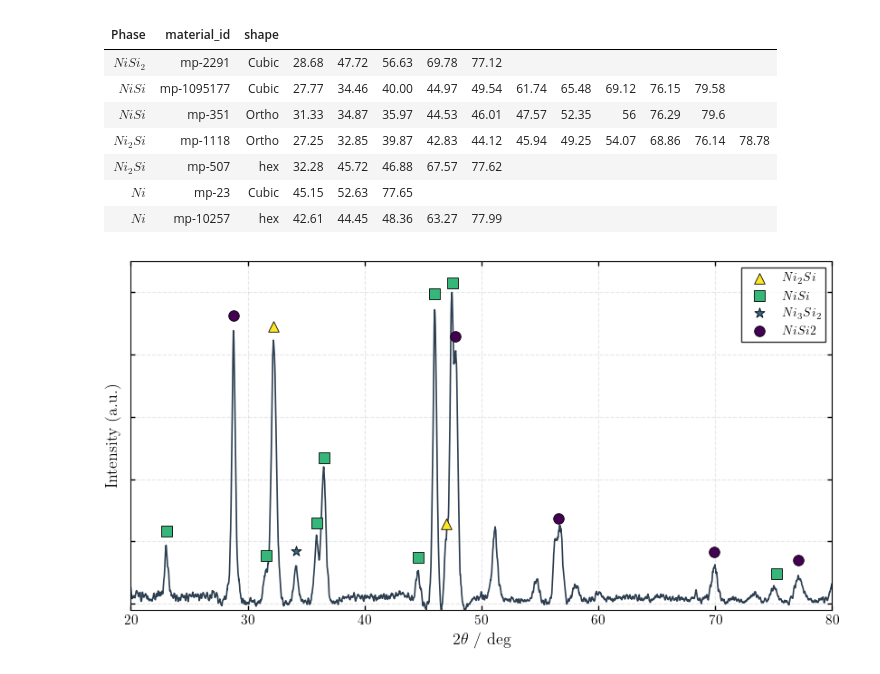
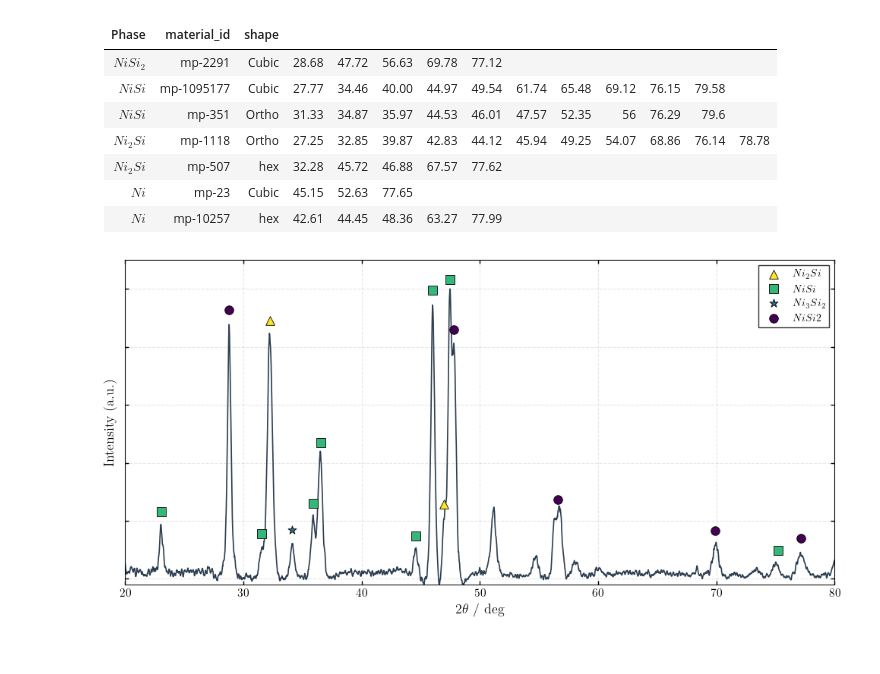
Before and after one commit to XXLutz13/Master_data, a Jupyter notebook: XRD/NiSi2_XRD.ipynb, the cells around one changed output. Cells and saved outputs as stored; diff of their text form; code cells hidden in the pictures.

Commit message:
xrd image

```diff
--- a/XRD/NiSi2_XRD.ipynb
+++ b/XRD/NiSi2_XRD.ipynb
@@ -276,31 +276,32 @@ colors = plt.get_cmap('viridis_r')(np.linspace(0, 1, len(final_peaks)))
 
 fig, ax = plt.subplots(figsize=(10, 5))
 
 ax.plot(full_processed['Angle'], full_processed['intensity_norm'], color='#2c3e50', lw=1.2, zorder=2)
 
 for lable in final_peaks:
     angles = final_peaks[lable]
     ax.scatter(angles, full_processed[full_processed['Angle'].isin(angles)]['intensity_norm'].values + 0.05,
                 marker=marker_map.get(lable), # , 'x'
                 color=colors[list(final_peaks.keys()).index(lable) % len(colors)],
                 label=lable,
                 s=70, edgecolor='black', linewidth=0.6, zorder=5)
 
 ax.tick_params(axis='both', which='both', direction='in',
                 top=True, right=True,
                 width=1.0, labelsize=11)
 
 ax.set_yticklabels([])
 ax.set_xlim(20, 80)
 ax.set_ylim(-0.02, 1.1)
 
 ax.set_xlabel(r"$2\theta$ / deg", fontsize=13)
 ax.set_ylabel(r"Intensity (a.u.)", fontsize=13)
 
 ax.grid(True, linestyle='--', alpha=0.3, zorder=1)
 ax.legend(frameon=True, edgecolor='black', fancybox=False, fontsize=10, loc='upper right')
 
+plt.tight_layout()
 # plt.savefig(f'../Images/XRD/{name}.pdf', dpi=500)
 plt.show()
 # %% [output]
-[figure, old version]
+[figure, new version]
```
Also changed, not shown: parts of 1 cell of this notebook, 1 other file.
